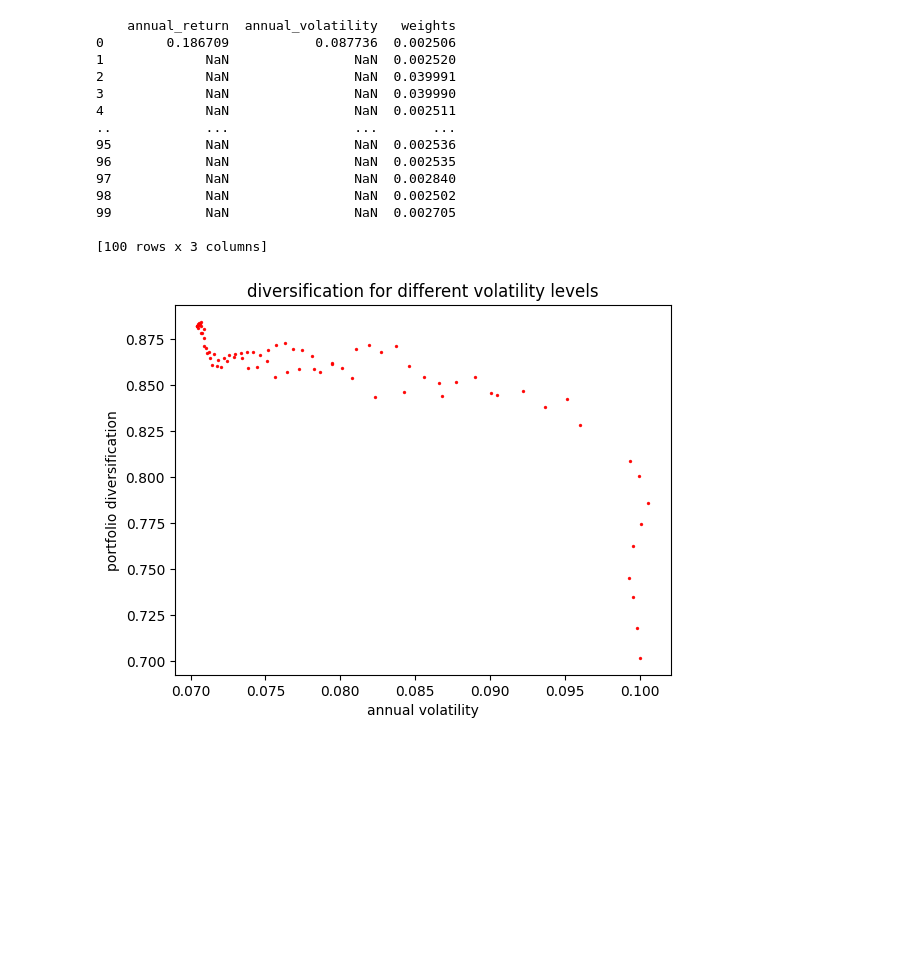
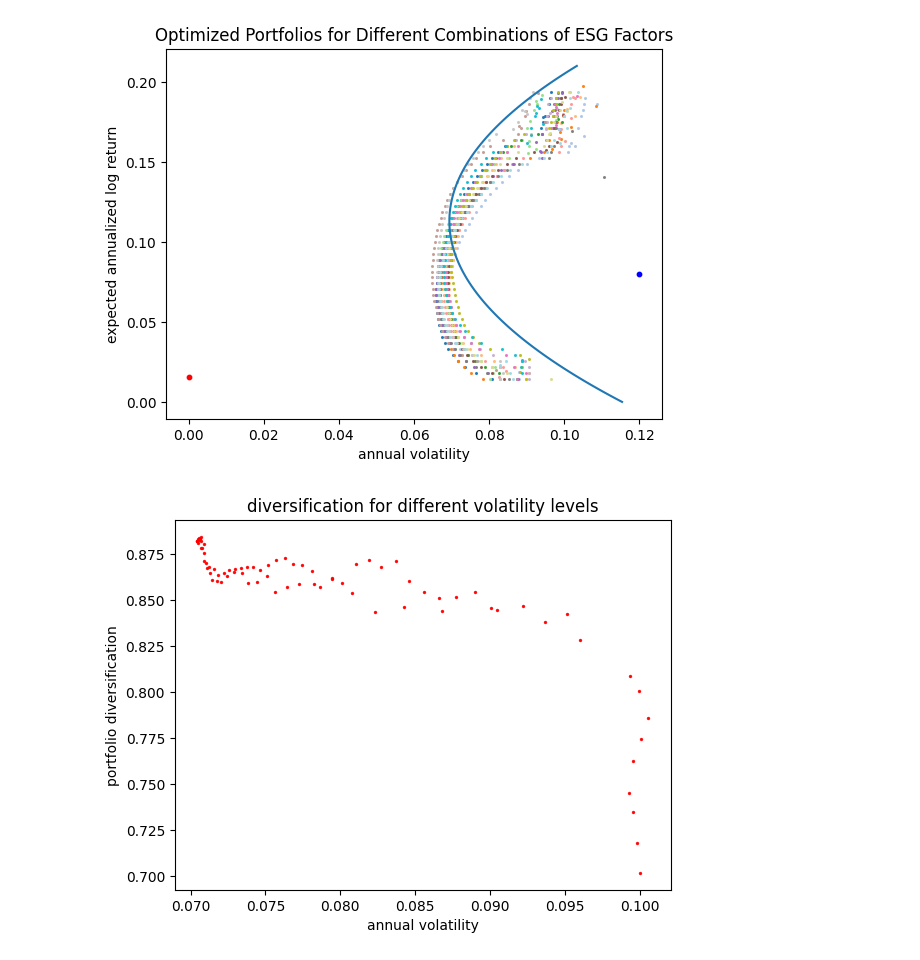
Before and after one commit to Green-Future-Wealth-Management-MQP-2024/GFWM, a Jupyter notebook: gfwm-app/data_science/quant/markowitz_plots.ipynb, the cells around one changed output. Saved outputs shown, nothing was run; the diff lists cells and outputs as text; code cells hidden in the pictures; blank space fills up the shorter version.

```diff
--- a/gfwm-app/data_science/quant/markowitz_plots.ipynb
+++ b/gfwm-app/data_science/quant/markowitz_plots.ipynb
@@ -164,3 +201,25 @@ plt.show()
+# %%
+fig2 = plt.figure()
+
+for idx, (combination, points) in enumerate(markowitz_results):
+    if(idx % 2 == 0):
+        plt.scatter(points[0], points[1], s=1.5, color=colors[idx], alpha=0.9, label=combination)
+
+x = np.linspace(start=0.0, stop = 0.21, num = 100)
+
+plt.plot([best_fit(xi) for xi in x], x)
+
+plt.scatter(0, annual_risk_free_rate, s=10, color='red')
+plt.scatter(0.12, 0.08, s=10, color='blue')
+
+plt.xlabel('annual volatility')
+plt.ylabel('expected annualized log return')
+
+plt.title(f"Optimized Portfolios for Different Combinations of ESG Factors")
+#plt.legend()
+plt.show()
+# %% [output]
+[figure, added]
 # %%
 # given that optimal_portfolios is already sorted by return, find the row closest to ret_t
 ideal_portfolio = optimal_portfolios.loc[(optimal_portfolios['annual_return'] - ret_t).abs().idxmin()][['annual_return', 'annual_volatility', 'weights']]
@@ -171,24 +230,9 @@ ideal_portfolio_df = pd.DataFrame({
     'weights': ideal_portfolio['weights']
 })
 
-print(ideal_portfolio_df)
+#print(ideal_portfolio_df)
 
 ideal_portfolio_df.to_csv("ideal_portfolio.csv", index=False)
-# %% [output]
-    annual_return  annual_volatility   weights
-0        0.186709           0.087736  0.002506
-1             NaN                NaN  0.002520
-2             NaN                NaN  0.039991
-3             NaN                NaN  0.039990
-4             NaN                NaN  0.002511
-..            ...                ...       ...
-95            NaN                NaN  0.002536
-96            NaN                NaN  0.002535
-97            NaN                NaN  0.002840
-98            NaN                NaN  0.002502
-99            NaN                NaN  0.002705
-
-[100 rows x 3 columns]
 # %%
 plt.scatter(optimal_portfolios['annual_volatility'],
             optimal_portfolios['diversification'], s=2, c='red', alpha=0.9)
```
Also changed, not shown: parts of 7 cells of this notebook, 2 other files.
